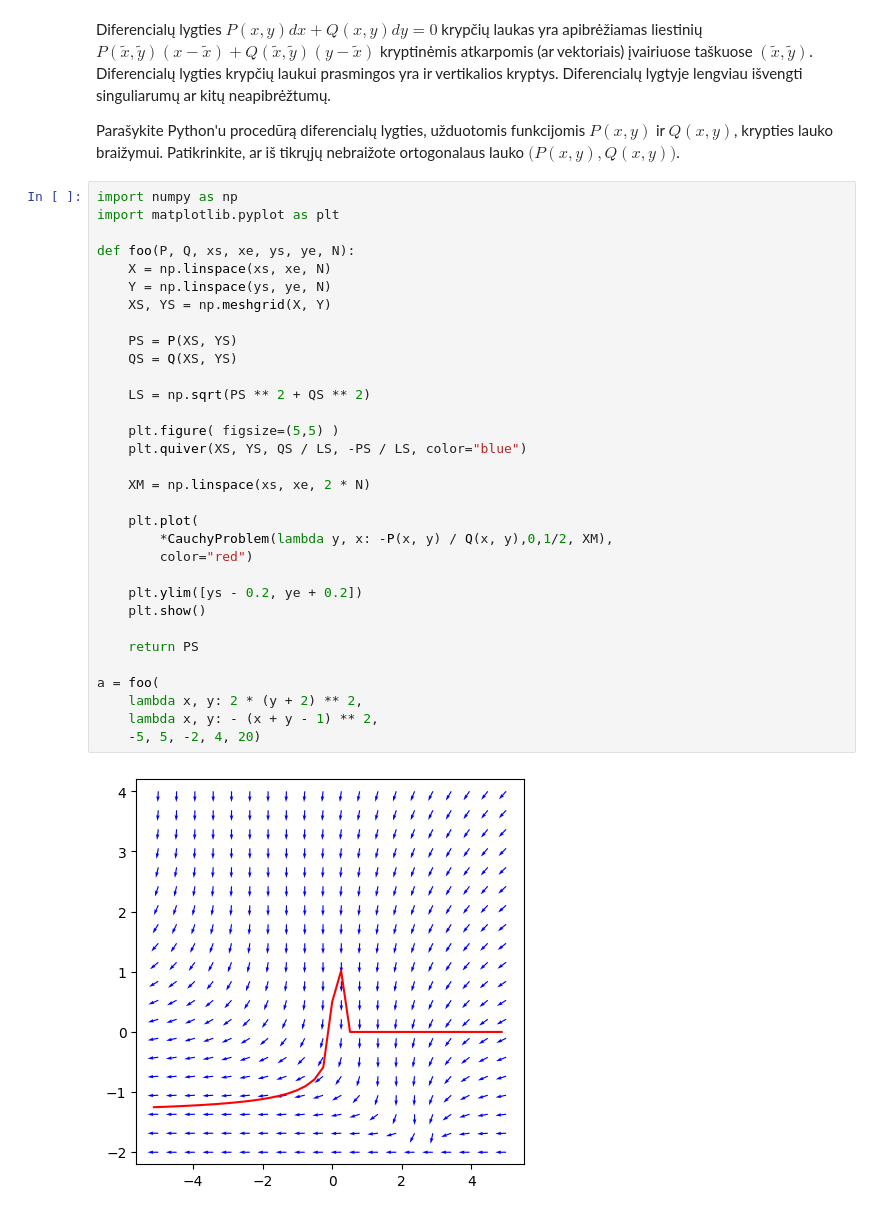
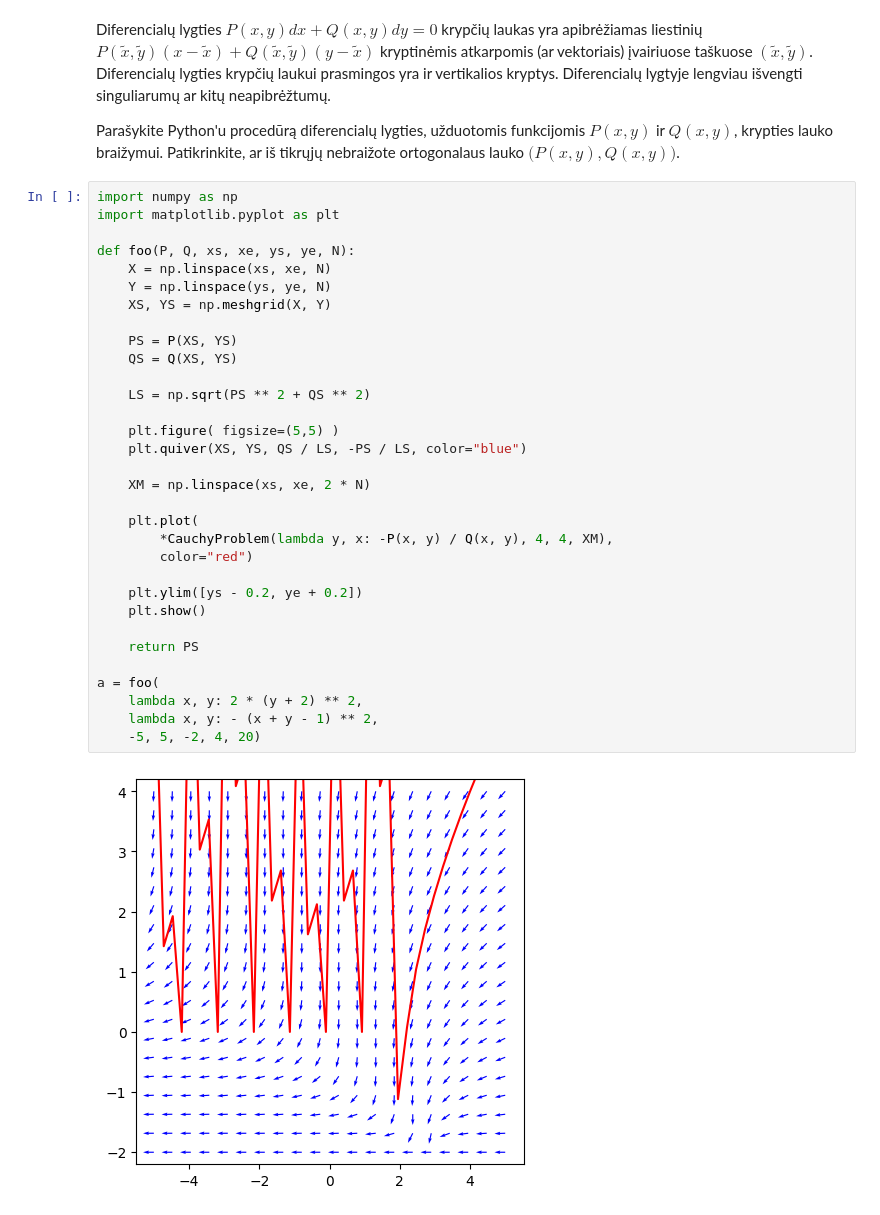
Before and after one commit to ArnasVaic/differential-equations, a Jupyter notebook: lecture04.ipynb, the cells around one changed output. Saved outputs shown, nothing was run; the diff lists cells and outputs as text.

Commit message:
interasting graph

```diff
--- a/lecture04.ipynb
+++ b/lecture04.ipynb
@@ -24,32 +24,32 @@ import numpy as np
 import matplotlib.pyplot as plt
 
 def foo(P, Q, xs, xe, ys, ye, N):
     X = np.linspace(xs, xe, N)
     Y = np.linspace(ys, ye, N)
     XS, YS = np.meshgrid(X, Y)
 
     PS = P(XS, YS)
     QS = Q(XS, YS)
 
     LS = np.sqrt(PS ** 2 + QS ** 2)
 
     plt.figure( figsize=(5,5) )
     plt.quiver(XS, YS, QS / LS, -PS / LS, color="blue")
 
     XM = np.linspace(xs, xe, 2 * N)
 
     plt.plot(
-        *CauchyProblem(lambda y, x: -P(x, y) / Q(x, y),0,1/2, XM),
+        *CauchyProblem(lambda y, x: -P(x, y) / Q(x, y), 4, 4, XM),
         color="red")
 
     plt.ylim([ys - 0.2, ye + 0.2])
     plt.show()
 
     return PS
 
 a = foo(
     lambda x, y: 2 * (y + 2) ** 2,
     lambda x, y: - (x + y - 1) ** 2,
     -5, 5, -2, 4, 20)
 # %% [output]
-[figure, old version]
+[figure, new version]
```
